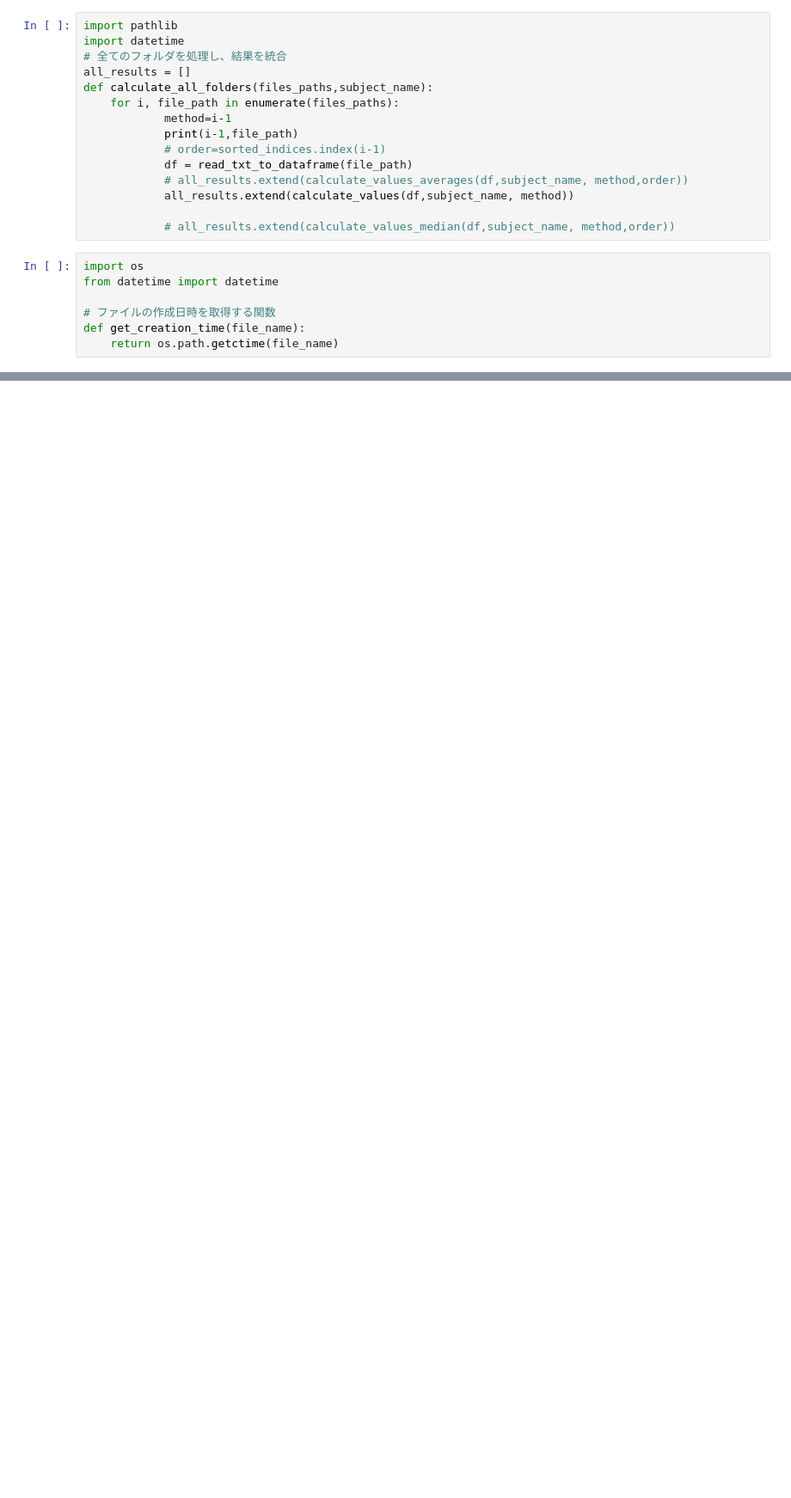
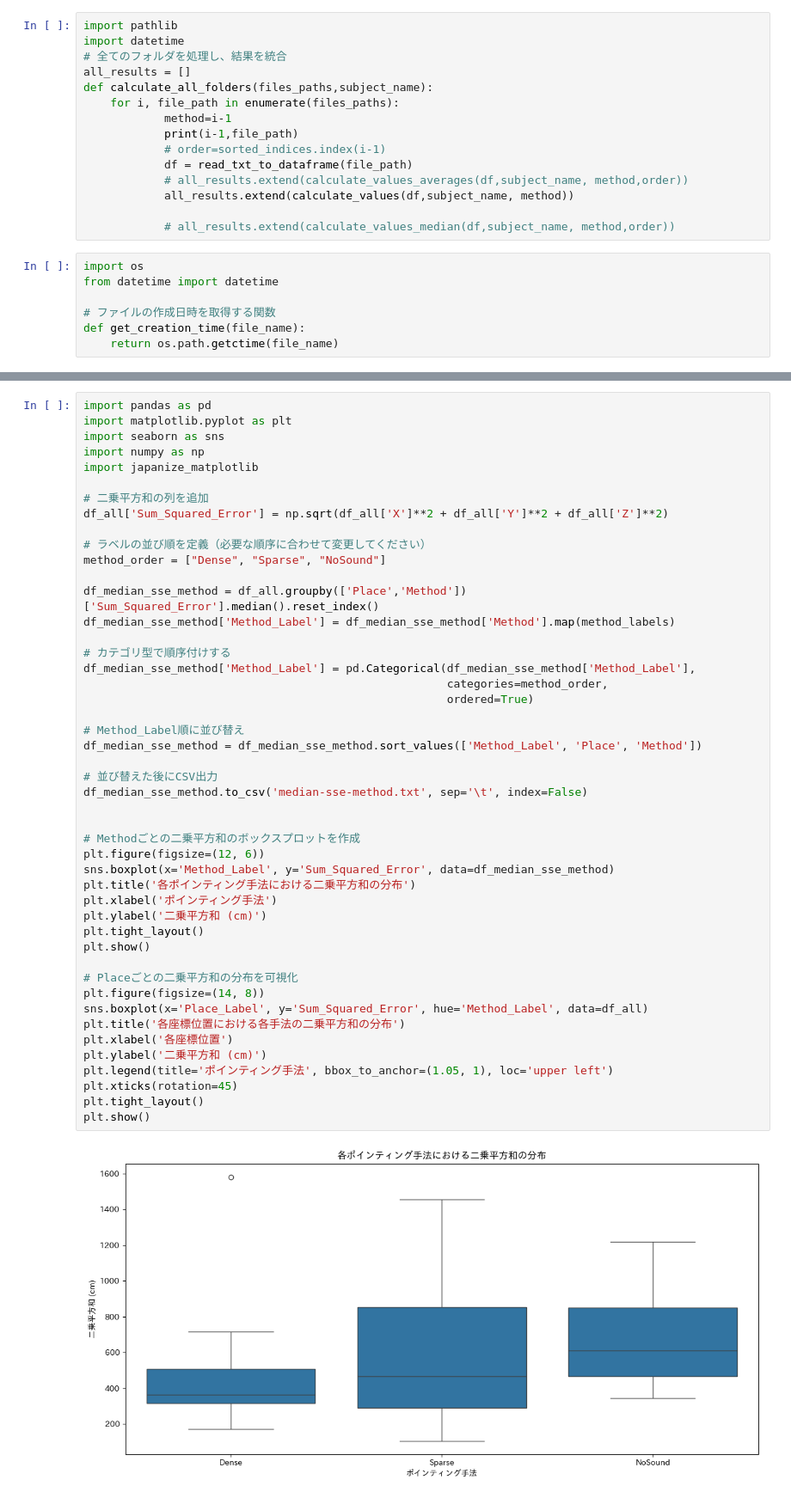
Before and after one commit to takaharayota531/poster-exp-analysis, a Jupyter notebook: 本予備実験3/main-exp3-all-001.ipynb, the cells around one changed output, grey strips where cells are left out. Shown at 86% size. Drawn from its saved outputs; the diff is of its cells as text; blank space fills up the shorter version.

```diff
--- a/本予備実験3/main-exp3-all-001.ipynb
+++ b/本予備実験3/main-exp3-all-001.ipynb
@@ -266,0 +248,49 @@ plt.show()
+# %%
+import pandas as pd
+import matplotlib.pyplot as plt
+import seaborn as sns
+import numpy as np
+import japanize_matplotlib
+
+# 二乗平方和の列を追加
+df_all['Sum_Squared_Error'] = np.sqrt(df_all['X']**2 + df_all['Y']**2 + df_all['Z']**2)
+
+# ラベルの並び順を定義（必要な順序に合わせて変更してください）
+method_order = ["Dense", "Sparse", "NoSound"]
+
+df_median_sse_method = df_all.groupby(['Place','Method'])['Sum_Squared_Error'].median().reset_index()
+df_median_sse_method['Method_Label'] = df_median_sse_method['Method'].map(method_labels)
+
+# カテゴリ型で順序付けする
+df_median_sse_method['Method_Label'] = pd.Categorical(df_median_sse_method['Method_Label'],
+                                                      categories=method_order,
+                                                      ordered=True)
+
+# Method_Label順に並び替え
+df_median_sse_method = df_median_sse_method.sort_values(['Method_Label', 'Place', 'Method'])
+
+# 並び替えた後にCSV出力
+df_median_sse_method.to_csv('median-sse-method.txt', sep='\t', index=False)
+
+
+# Methodごとの二乗平方和のボックスプロットを作成
+plt.figure(figsize=(12, 6))
+sns.boxplot(x='Method_Label', y='Sum_Squared_Error', data=df_median_sse_method)
+plt.title('各ポインティング手法における二乗平方和の分布')
+plt.xlabel('ポインティング手法')
+plt.ylabel('二乗平方和 (cm)')
+plt.tight_layout()
+plt.show()
+
+# Placeごとの二乗平方和の分布を可視化
+plt.figure(figsize=(14, 8))
+sns.boxplot(x='Place_Label', y='Sum_Squared_Error', hue='Method_Label', data=df_all)
+plt.title('各座標位置における各手法の二乗平方和の分布')
+plt.xlabel('各座標位置')
+plt.ylabel('二乗平方和 (cm)')
+plt.legend(title='ポインティング手法', bbox_to_anchor=(1.05, 1), loc='upper left')
+plt.xticks(rotation=45)
+plt.tight_layout()
+plt.show()
+# %% [output]
+[figure, added]
```
Also changed, not shown: parts of 5 cells of this notebook, 5 other files.
